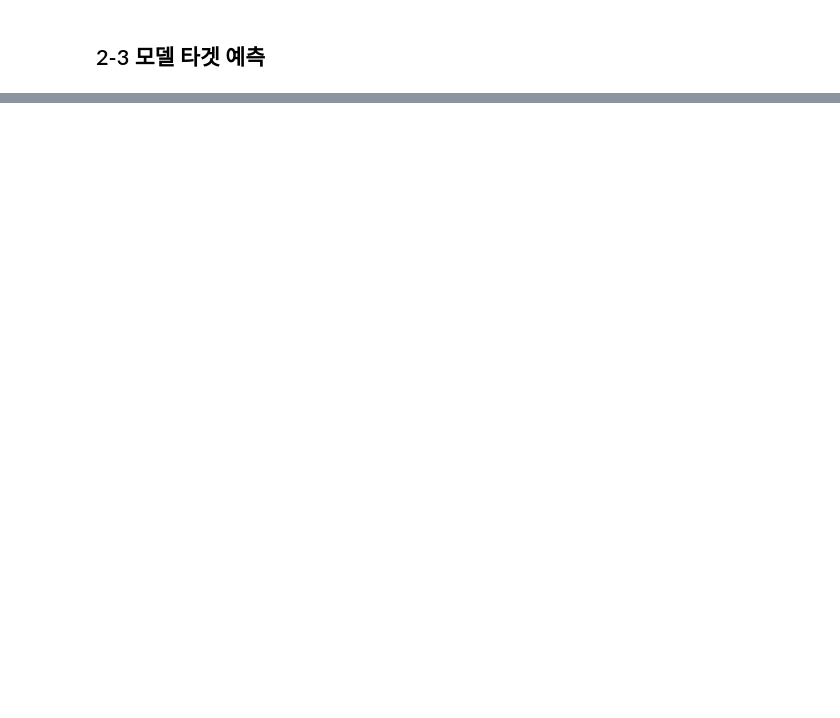
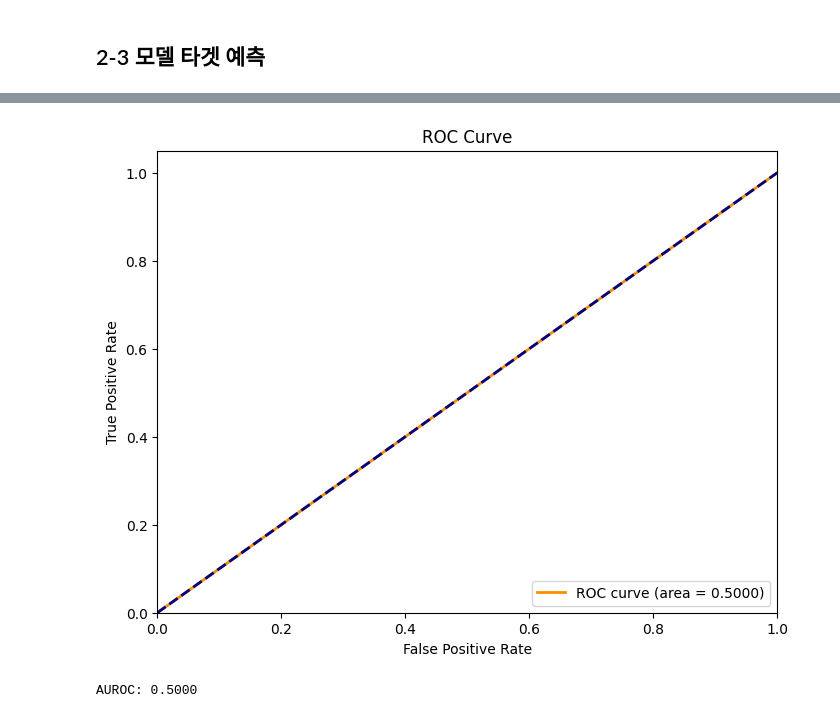
Before and after one commit to team-Harbud/harbud, a Jupyter notebook: ecg/jwon_1dcnn.ipynb, the cells around one changed output, grey strips where cells are left out. Drawn from its saved outputs; the diff is of its cells as text; code cells hidden in the pictures; blank space fills up the shorter version.

```diff
--- a/ecg/jwon_1dcnn.ipynb
+++ b/ecg/jwon_1dcnn.ipynb
@@ -363,20 +368,3 @@ class SimpleCNN(torch.nn.Module):
         return x
 # %% [markdown]
 ## 2-1 모델 학습
-# %%
-# 모델, 손실 함수, 최적화 기법 초기화
-model = BinaryCNN()
-criterion = nn.BCELoss()  # 이진 분류에서는 BCELoss 사용
-optimizer = optim.Adam(model.parameters(), lr=0.001)
-
-# 학습 루프
-num_epochs = 10
-for epoch in range(num_epochs):
-    for inputs, labels in tqdm(train_loader):
-        optimizer.zero_grad()
-        outputs = model(inputs)
-        loss = criterion(outputs, labels.float().view(-1, 1))
-        loss.backward()
-        optimizer.step()
-
-    print(f'Epoch [{epoch+1}/{num_epochs}], Loss: {loss.item():.4f}')
@@ -779,0 +1103,38 @@ torch.Size([10, 1])
+# %%
+# 예측 확률을 저장할 리스트
+all_preds_probs = []
+all_labels = []
+# 모델을 평가 모드로 설정
+model.eval()
+
+# 테스트 데이터에 대한 예측 확률 수행
+with torch.no_grad():
+    for inputs, labels in target_data_loader:
+        inputs, labels = inputs.to(device), labels.to(device)
+        outputs = model(inputs)
+        # sigmoid를 사용하여 확률을 계산
+        all_labels.extend(labels.cpu().numpy())
+        probs = torch.sigmoid(outputs)
+        all_preds_probs.extend(probs.cpu().numpy())
+
+# 실제 레이블과 예측 확률을 사용하여 ROC 커브 계산
+fpr, tpr, thresholds  = roc_curve(all_labels, all_preds_probs)
+roc_auc = auc(fpr, tpr)
+
+# AUROC 그래프를 그립니다.
+plt.figure(figsize=(8, 6))
+plt.plot(fpr, tpr, color='darkorange', lw=2, label='ROC curve (area = %0.4f)' % roc_auc)
+plt.plot([0, 1], [0, 1], color='navy', lw=2, linestyle='--')
+plt.xlim([0.0, 1.0])
+plt.ylim([0.0, 1.05])
+plt.xlabel('False Positive Rate')
+plt.ylabel('True Positive Rate')
+plt.title('ROC Curve')
+plt.legend(loc="lower right")
+plt.show()
+
+# AUROC 점수를 출력합니다.
+print(f'AUROC: {roc_auc:.4f}')
+# %% [output]
+[figure, added]
+AUROC: 0.5000
```
Also changed, not shown: parts of 20 cells of this notebook, 16 other files.
